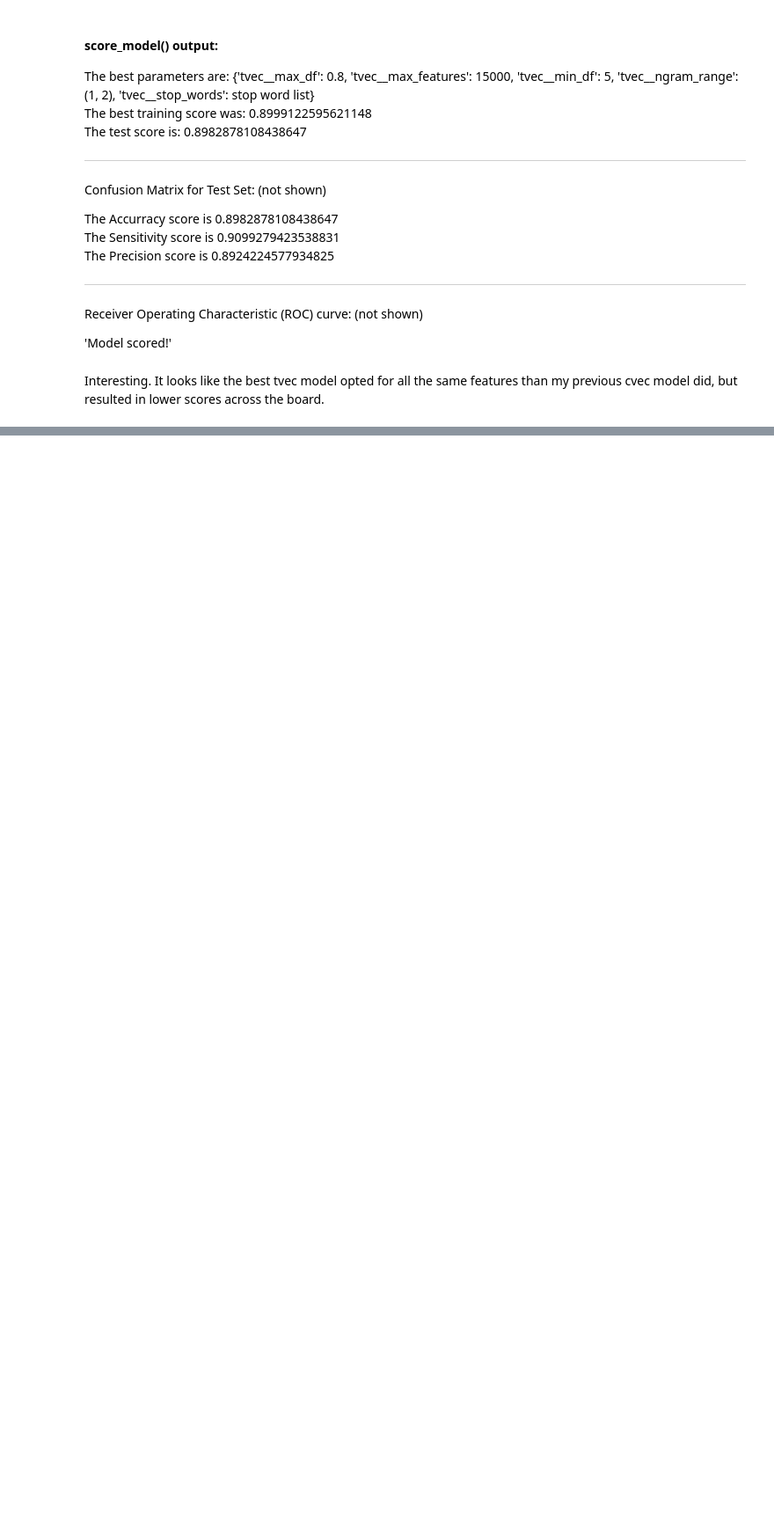
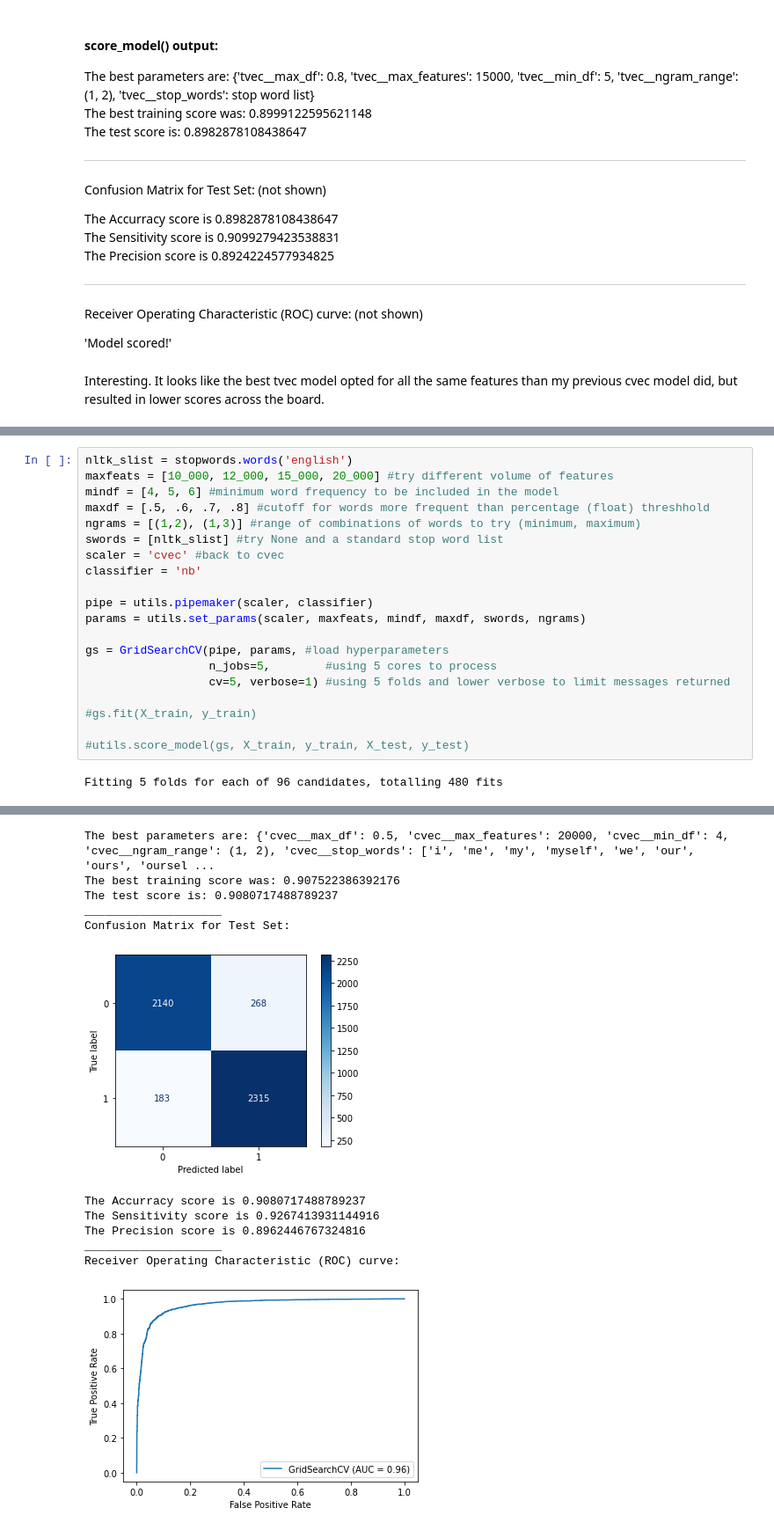
Before and after one commit to griffinwt/Reddit_nlp, a Jupyter notebook: 03_Modeling.ipynb, the cells around one changed output, grey strips where cells are left out. Shown at 88% size. Cells and saved outputs as stored; diff of their text form; blank space fills up the shorter version.

Commit message:
more models

```diff
--- a/03_Modeling.ipynb
+++ b/03_Modeling.ipynb
@@ -381,0 +352,22 @@ Interesting. It looks like the best tvec model opted for all the same features t
+# %%
+nltk_slist = stopwords.words('english')
+maxfeats = [10_000, 12_000, 15_000, 20_000] #try different volume of features
+mindf = [4, 5, 6] #minimum word frequency to be included in the model
+maxdf = [.5, .6, .7, .8] #cutoff for words more frequent than percentage (float) threshhold
+ngrams = [(1,2), (1,3)] #range of combinations of words to try (minimum, maximum)
+swords = [nltk_slist] #try None and a standard stop word list
+scaler = 'cvec' #back to cvec
+classifier = 'nb'
+
+pipe = utils.pipemaker(scaler, classifier)
+params = utils.set_params(scaler, maxfeats, mindf, maxdf, swords, ngrams)
+
+gs = GridSearchCV(pipe, params, #load hyperparameters
+                  n_jobs=5,        #using 5 cores to process
+                  cv=5, verbose=1) #using 5 folds and lower verbose to limit messages returned
+
+#gs.fit(X_train, y_train)
+
+#utils.score_model(gs, X_train, y_train, X_test, y_test)
+# %% [output]
+Fitting 5 folds for each of 96 candidates, totalling 480 fits
@@ -381,0 +379,12 @@ Interesting. It looks like the best tvec model opted for all the same features t
+The best parameters are: {'cvec__max_df': 0.5, 'cvec__max_features': 20000, 'cvec__min_df': 4, 'cvec__ngram_range': (1, 2), 'cvec__stop_words': ['i', 'me', 'my', 'myself', 'we', 'our', 'ours', 'oursel ...
+The best training score was: 0.907522386392176
+The test score is: 0.9080717488789237
+____________________
+Confusion Matrix for Test Set:
+[figure, added]
+The Accurracy score is 0.9080717488789237
+The Sensitivity score is 0.9267413931144916
+The Precision score is 0.8962446767324816
+____________________
+Receiver Operating Characteristic (ROC) curve:
+[figure, added]
```
Also changed, not shown: parts of 29 cells of this notebook, 1 other file.
